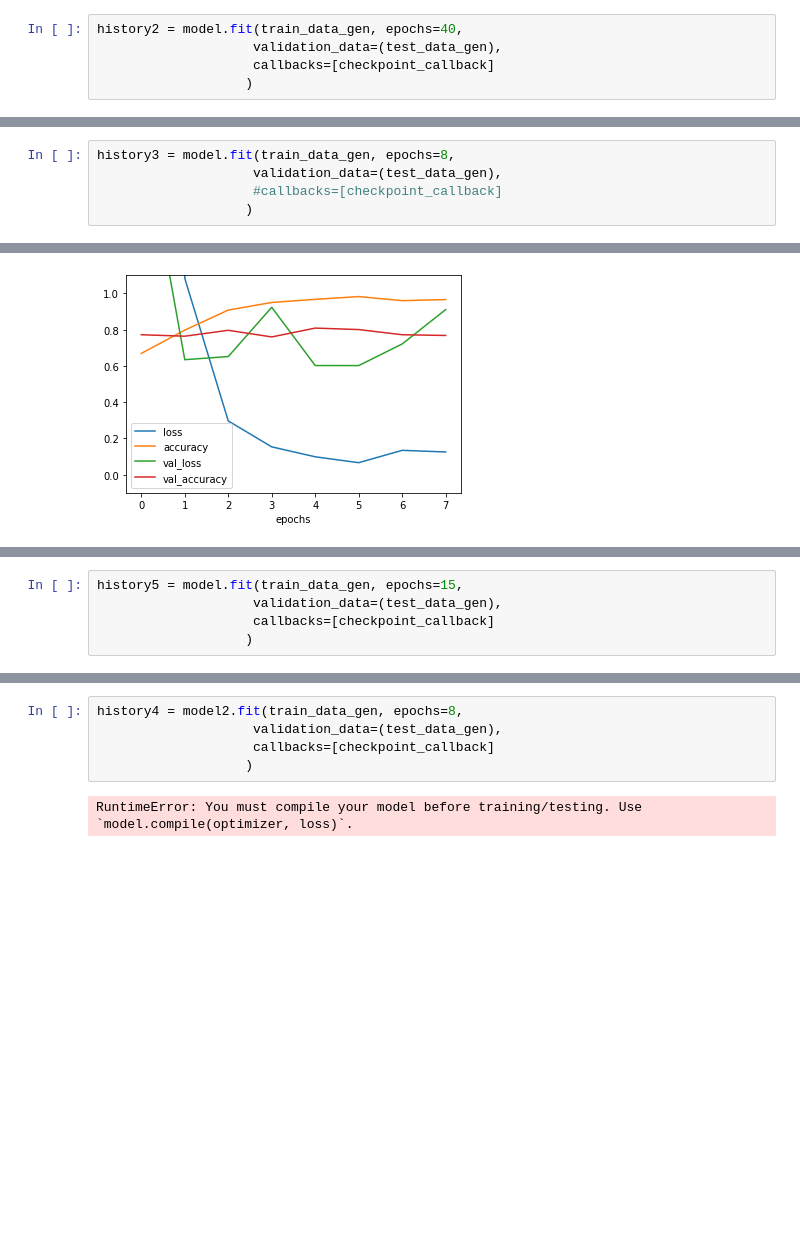
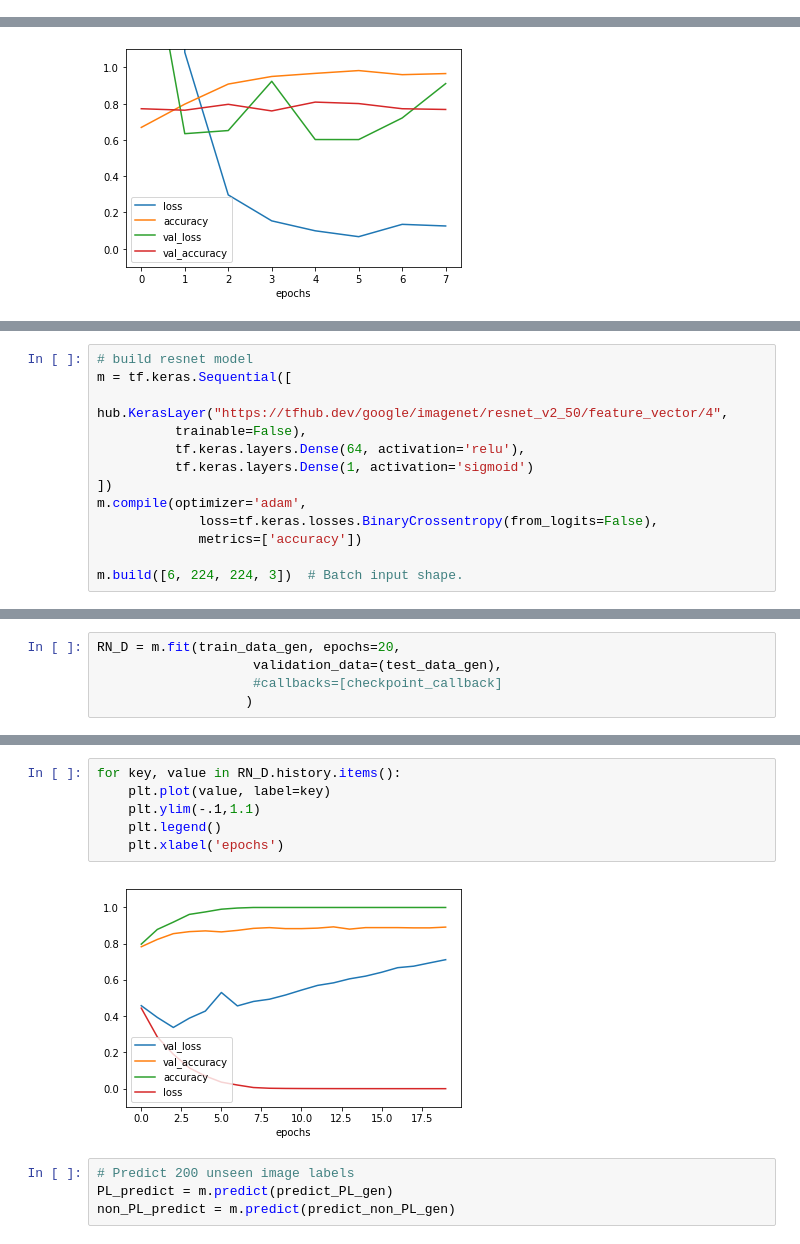
Before and after one commit to stewart-milberger/Lik, a Jupyter notebook: modeling.ipynb, the cells around one changed output, grey strips where cells are left out. Saved outputs shown, nothing was run; the diff lists cells and outputs as text; blank space fills up the shorter version.

Commit message:
update gitignoe, notebooks, add model_results

```diff
--- a/modeling.ipynb
+++ b/modeling.ipynb
@@ -239,5 +117,0 @@ model.add(keras.layers.Dense(1, activation='sigmoid'))
-# %%
-history2 = model.fit(train_data_gen, epochs=40,
-                    validation_data=(test_data_gen),
-                    callbacks=[checkpoint_callback]
-                   )
@@ -259,5 +117,0 @@ Epoch 1/40
-# %%
-history3 = model.fit(train_data_gen, epochs=8,
-                    validation_data=(test_data_gen),
-                    #callbacks=[checkpoint_callback]
-                   )
@@ -312,0 +163,13 @@ for key, value in history4.history.items():
+# %%
+# build resnet model
+m = tf.keras.Sequential([
+          hub.KerasLayer("https://tfhub.dev/google/imagenet/resnet_v2_50/feature_vector/4",
+          trainable=False),
+          tf.keras.layers.Dense(64, activation='relu'),
+          tf.keras.layers.Dense(1, activation='sigmoid')
+])
+m.compile(optimizer='adam',
+             loss=tf.keras.losses.BinaryCrossentropy(from_logits=False),
+             metrics=['accuracy'])
+
+m.build([6, 224, 224, 3])  # Batch input shape.
@@ -313,7 +193,7 @@ for key, value in history4.history.items():
 # %%
-history5 = model.fit(train_data_gen, epochs=15,
+RN_D = m.fit(train_data_gen, epochs=20,
                     validation_data=(test_data_gen),
-                    callbacks=[checkpoint_callback]
+                    #callbacks=[checkpoint_callback]
                    )
 # %% [output]
 WARNING:tensorflow:sample_weight modes were coerced from
@@ -392,7 +224,12 @@ ValueError: The model cannot be compiled because it has no loss to optimize.
-# %%
-history4 = model2.fit(train_data_gen, epochs=8,
-                    validation_data=(test_data_gen),
-                    callbacks=[checkpoint_callback]
-                   )
-# %% [output]
-RuntimeError: You must compile your model before training/testing. Use `model.compile(optimizer, loss)`.
+# %%
+for key, value in RN_D.history.items():
+    plt.plot(value, label=key)
+    plt.ylim(-.1,1.1)
+    plt.legend()
+    plt.xlabel('epochs')
+# %% [output]
+[figure, added]
+# %%
+# Predict 200 unseen image labels
+PL_predict = m.predict(predict_PL_gen)
+non_PL_predict = m.predict(predict_non_PL_gen)
```
Also changed, not shown: parts of 52 cells of this notebook, 5 other files.
